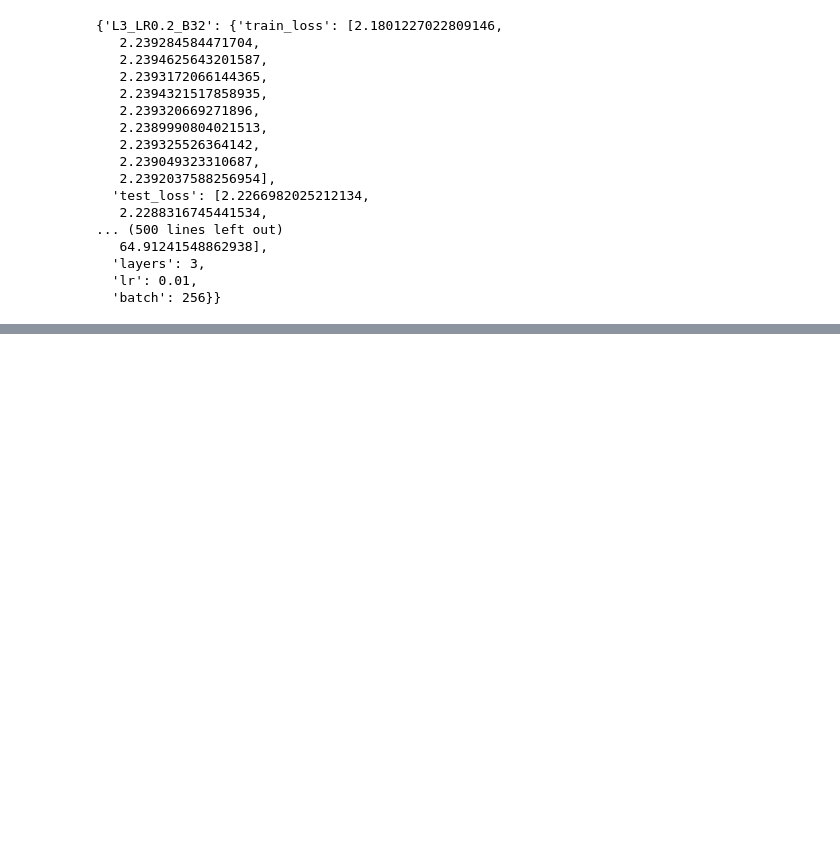
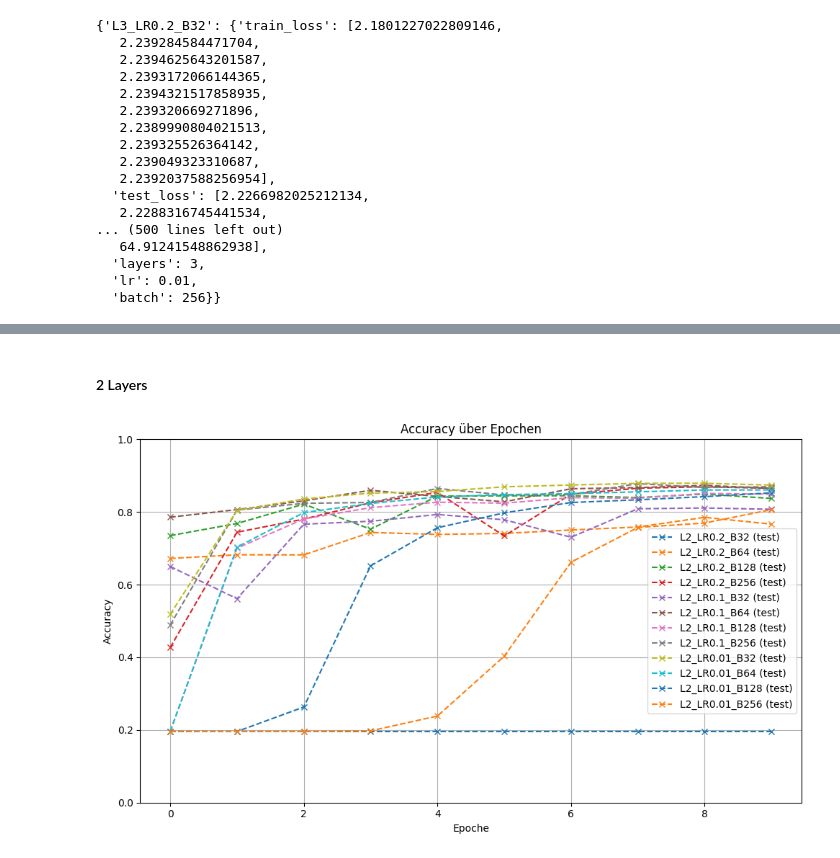
Before and after one commit to Lopo23/CNN, a Jupyter notebook: cnn (1) (1).ipynb, the cells around one changed output, grey strips where cells are left out. Saved outputs shown, nothing was run; the diff lists cells and outputs as text; code cells hidden in the pictures; blank space fills up the shorter version.

```diff
--- a/cnn (1) (1).ipynb
+++ b/cnn (1) (1).ipynb
@@ -1015,0 +1051,6 @@ def plot_accuracy(
+# %% [markdown]
+#### 2 Layers
+# %%
+plot_accuracy(ALL_RESULTS, layers=[2], mode="test")   # nur Test Accuracy
+# %% [output]
+[figure, added]
```
Also changed, not shown: parts of 15 cells of this notebook.
